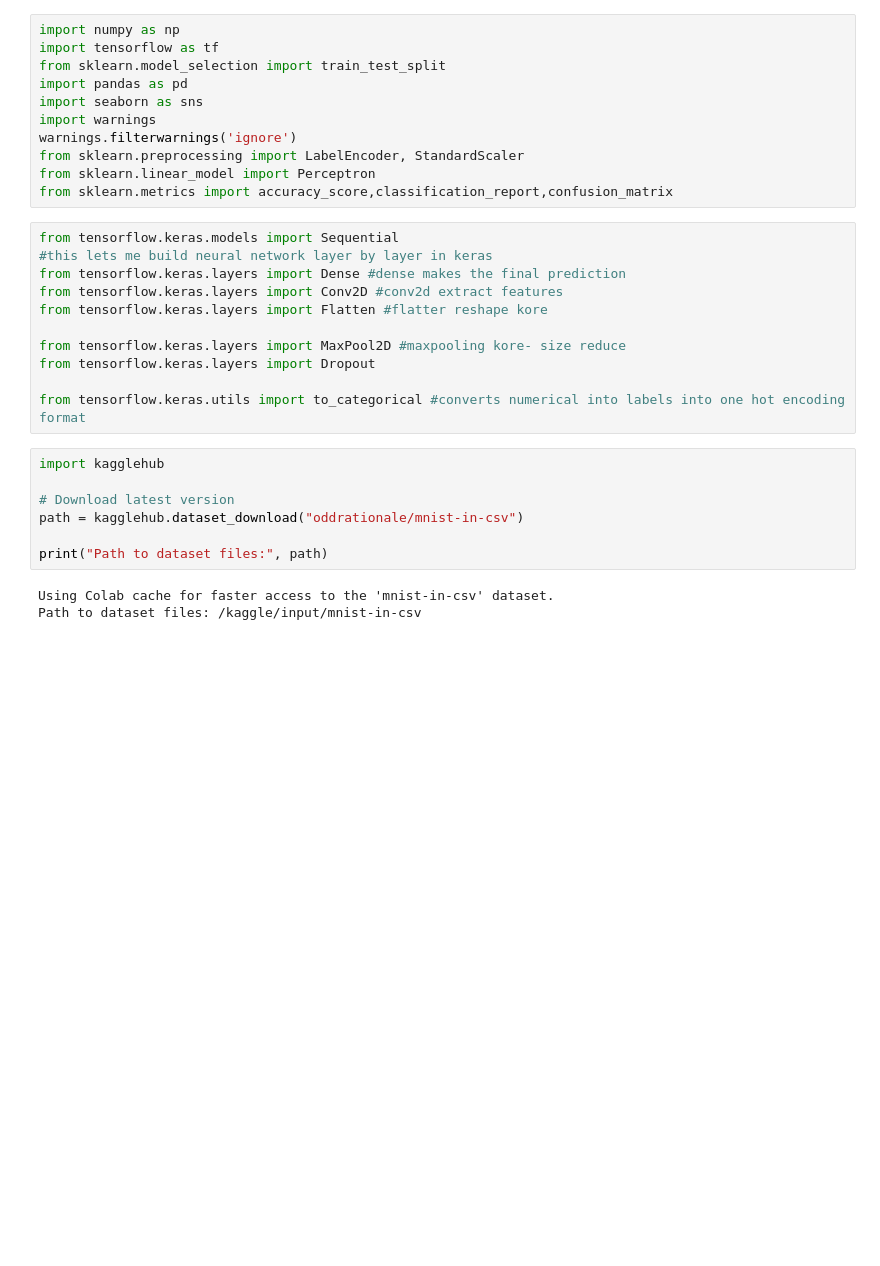
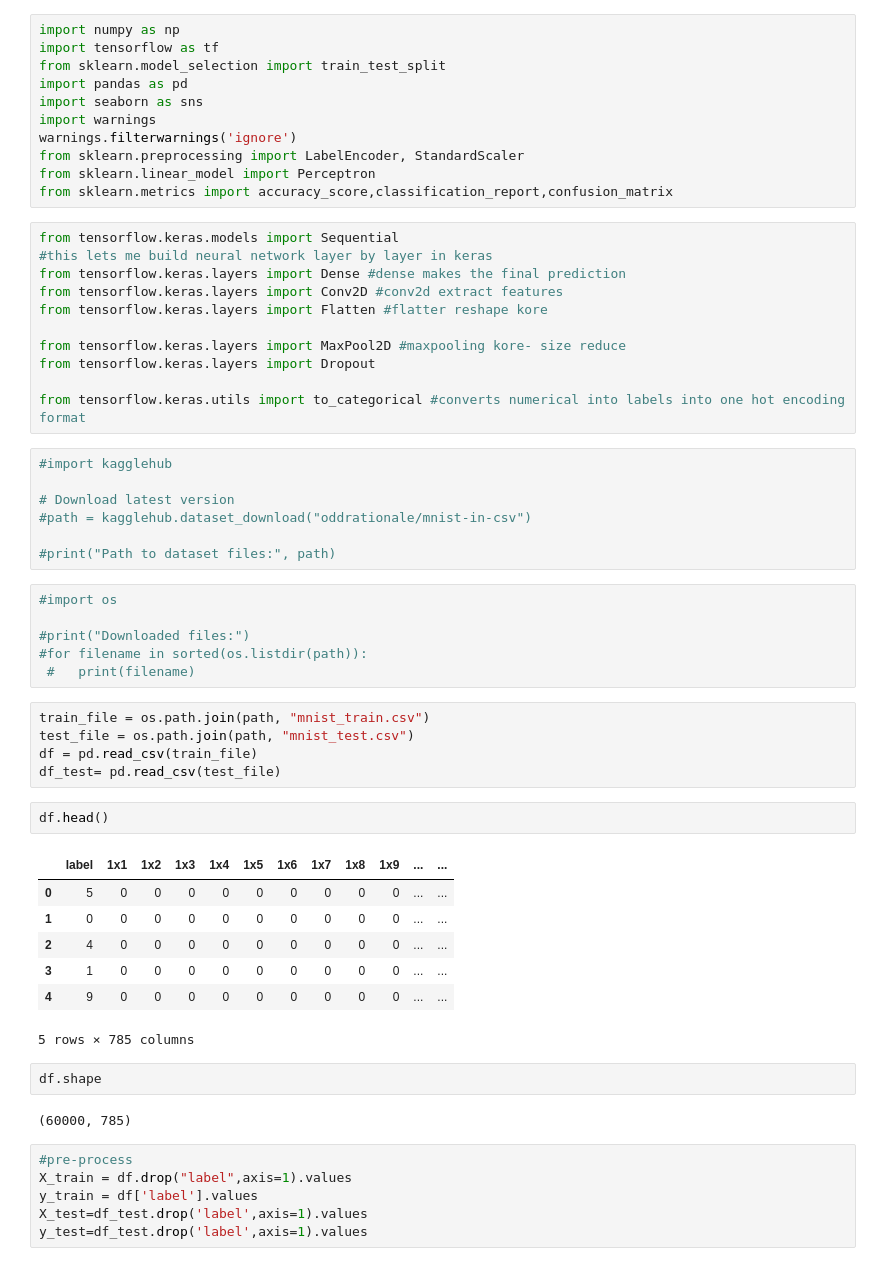
Before and after one commit to iamahnaf/Deep-Learning, a Jupyter notebook: CNN.ipynb, the cells around one changed output. Cells and saved outputs as stored; diff of their text form; blank space fills up the shorter version.

```diff
--- a/CNN.ipynb
+++ b/CNN.ipynb
@@ -21,12 +21,40 @@ from tensorflow.keras.layers import Dropout
 
 from tensorflow.keras.utils import to_categorical #converts numerical into labels into one hot encoding format
 # %%
-import kagglehub
+#import kagglehub
 
 # Download latest version
-path = kagglehub.dataset_download("oddrationale/mnist-in-csv")
+#path = kagglehub.dataset_download("oddrationale/mnist-in-csv")
 
-print("Path to dataset files:", path)
+#print("Path to dataset files:", path)
-# %% [output]
-Using Colab cache for faster access to the 'mnist-in-csv' dataset.
-Path to dataset files: /kaggle/input/mnist-in-csv
+# %%
+#import os
+
+#print("Downloaded files:")
+#for filename in sorted(os.listdir(path)):
+ #   print(filename)
+# %%
+train_file = os.path.join(path, "mnist_train.csv")
+test_file = os.path.join(path, "mnist_test.csv")
+df = pd.read_csv(train_file)
+df_test= pd.read_csv(test_file)
+# %%
+df.head()
+# %% [output]
+|  | label | 1x1 | 1x2 | 1x3 | 1x4 | 1x5 | 1x6 | 1x7 | 1x8 | 1x9 | ... | ... |
+| 0 | 5 | 0 | 0 | 0 | 0 | 0 | 0 | 0 | 0 | 0 | ... | ... |
+| 1 | 0 | 0 | 0 | 0 | 0 | 0 | 0 | 0 | 0 | 0 | ... | ... |
+| 2 | 4 | 0 | 0 | 0 | 0 | 0 | 0 | 0 | 0 | 0 | ... | ... |
+| 3 | 1 | 0 | 0 | 0 | 0 | 0 | 0 | 0 | 0 | 0 | ... | ... |
+| 4 | 9 | 0 | 0 | 0 | 0 | 0 | 0 | 0 | 0 | 0 | ... | ... |
+5 rows × 785 columns
+# %%
+df.shape
+# %% [output]
+(60000, 785)
+# %%
+#pre-process
+X_train = df.drop("label",axis=1).values
+y_train = df['label'].values
+X_test=df_test.drop('label',axis=1).values
+y_test=df_test.drop('label',axis=1).values
```
